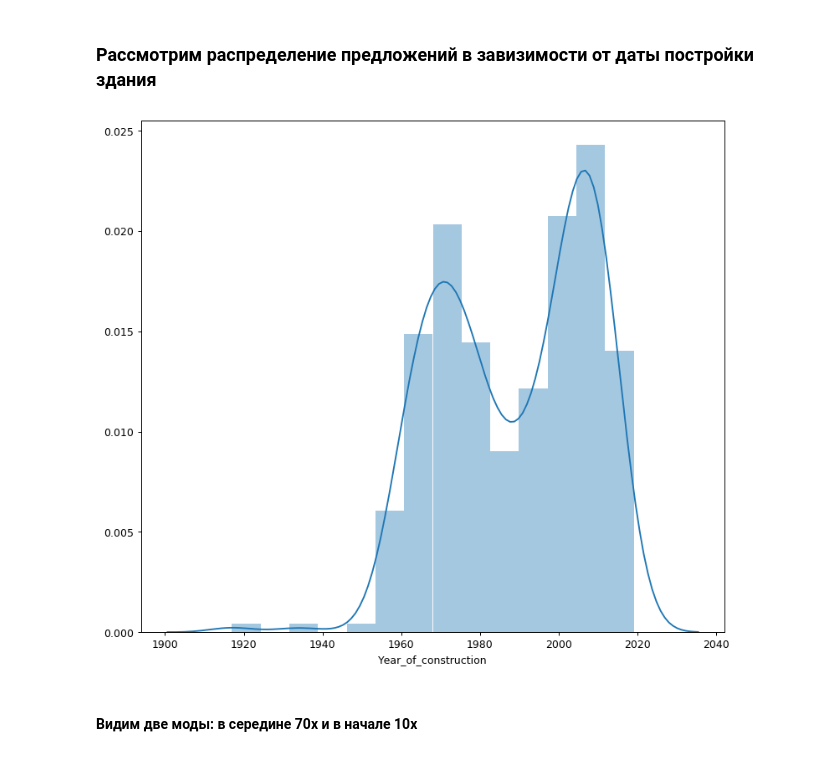
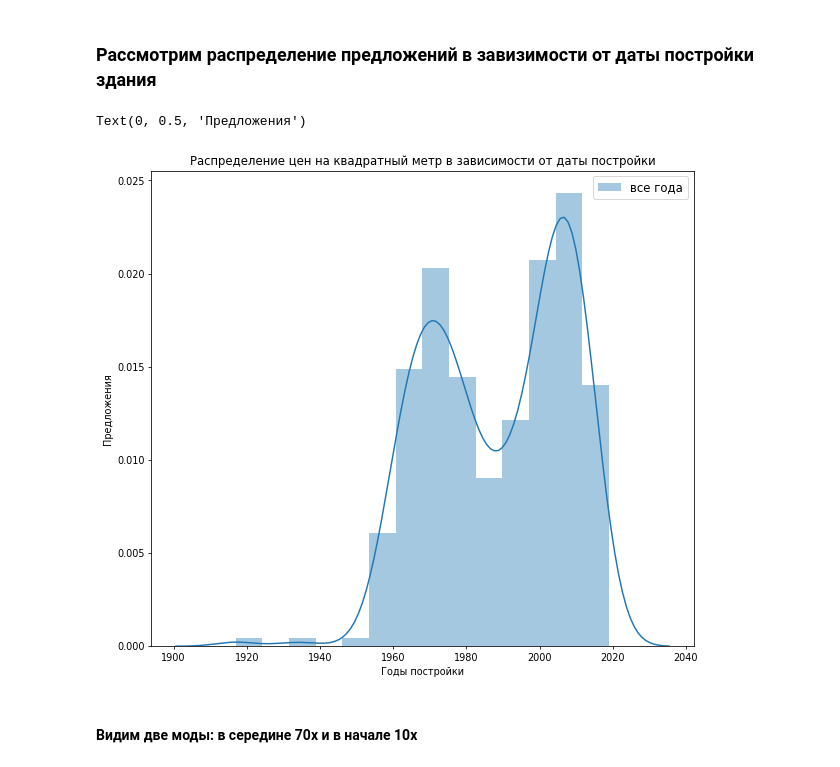
Before and after one commit to lenarsaitov/cianparser, a Jupyter notebook: mini-research.ipynb, the cells around one changed output. Drawn from its saved outputs; the diff is of its cells as text; code cells hidden in the pictures.

```diff
--- a/mini-research.ipynb
+++ b/mini-research.ipynb
@@ -72,10 +90,15 @@ data = df.loc[df["Year_of_construction"] != -1]
 # %% [markdown]
 ### Рассмотрим распределение предложений в завизимости от даты постройки здания
 # %%
-fig=plt.figure(figsize=(10, 9), dpi= 90, facecolor='w', edgecolor='k')
-sns_plot = sns.distplot(data['Year_of_construction'])
-fig = sns_plot.get_figure()
+fig=plt.figure(figsize=(10, 9), dpi= 70, facecolor='w', edgecolor='k')
+sns.distplot(data['Year_of_construction'],  kde=True, label='все года')
+
+plt.legend(prop={'size': 12})
+plt.title('Распределение цен на квадратный метр в зависимости от даты постройки')
+plt.xlabel('Годы постройки')
+plt.ylabel('Предложения')
 # %% [output]
+Text(0, 0.5, 'Предложения')
-[figure, old version]
+[figure, new version]
 # %% [markdown]
 #### Видим две моды: в середине 70х и в начале 10х
```
Also changed, not shown: parts of 23 cells of this notebook.
